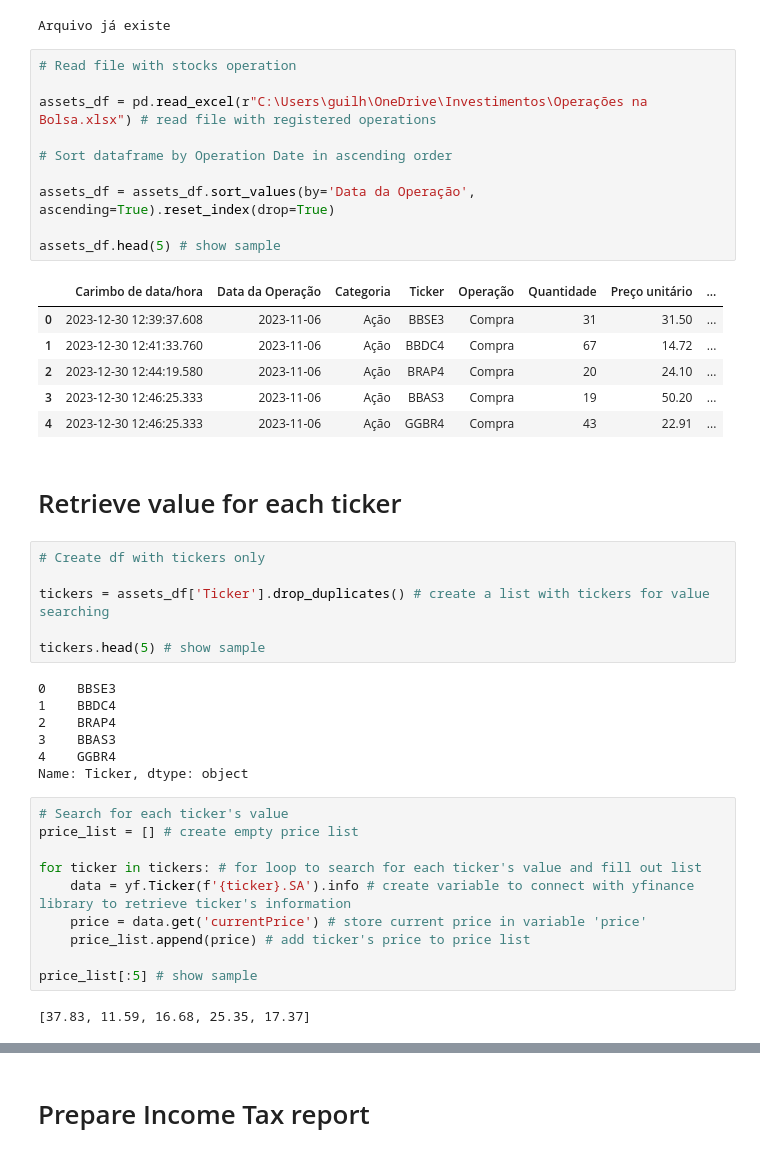
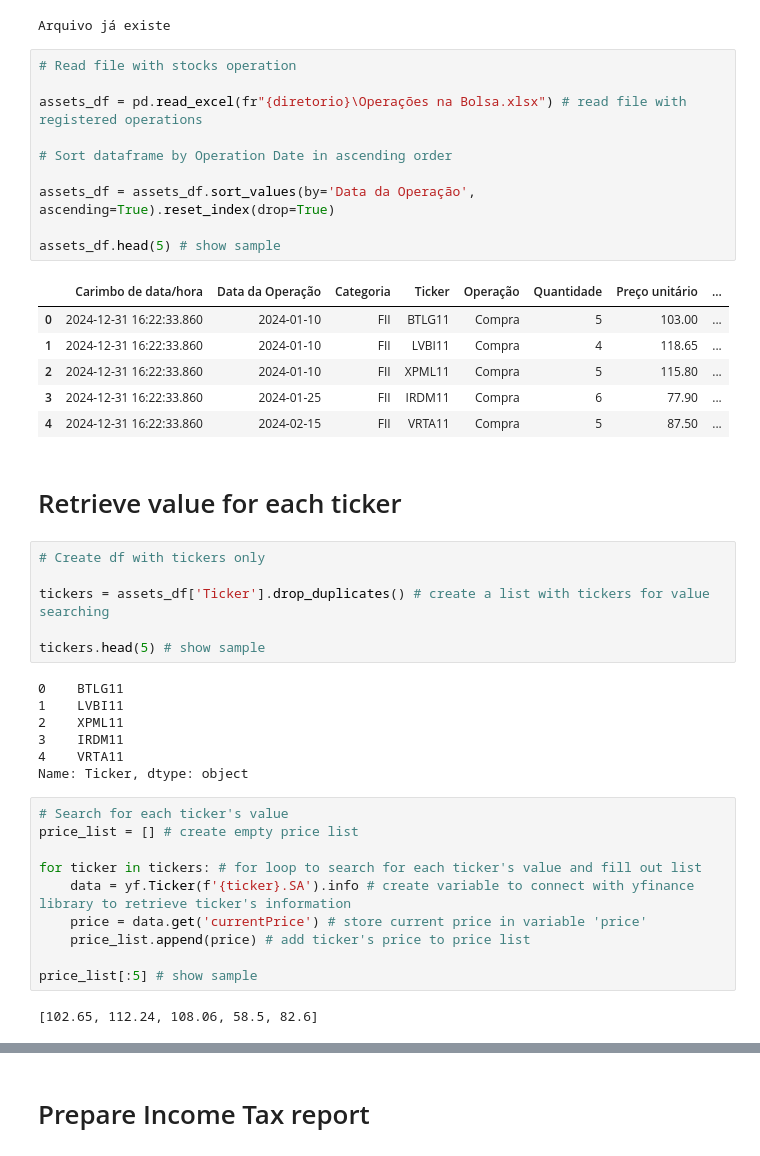
Before and after one commit to guilhermezvalente/investment-management-tool, a Jupyter notebook: excel - F1IOUR - investment-operations-report copy.ipynb, the cells around one changed output, grey strips where cells are left out. Cells and saved outputs as stored; diff of their text form.

Commit message:
update excel workflow

```diff
--- a/F1IOUR - investment-operations-report.ipynb
+++ b/excel - F1IOUR - investment-operations-report copy.ipynb
@@ -44,20 +45,20 @@ Arquivo já existe
 # %%
 # Read file with stocks operation
 
-assets_df = pd.read_excel(r"C:\Users\guilh\OneDrive\Investimentos\Operações na Bolsa.xlsx") # read file with registered operations
+assets_df = pd.read_excel(fr"{diretorio}\Operações na Bolsa.xlsx") # read file with registered operations
 
 # Sort dataframe by Operation Date in ascending order
 
 assets_df = assets_df.sort_values(by='Data da Operação', ascending=True).reset_index(drop=True)
 
 assets_df.head(5) # show sample
 # %% [output]
 |  | Carimbo de data/hora | Data da Operação | Categoria | Ticker | Operação | Quantidade | Preço unitário | ... |
-| 0 | 2023-12-30 12:39:37.608 | 2023-11-06 | Ação | BBSE3 | Compra | 31 | 31.50 | ... |
-| 1 | 2023-12-30 12:41:33.760 | 2023-11-06 | Ação | BBDC4 | Compra | 67 | 14.72 | ... |
-| 2 | 2023-12-30 12:44:19.580 | 2023-11-06 | Ação | BRAP4 | Compra | 20 | 24.10 | ... |
-| 3 | 2023-12-30 12:46:25.333 | 2023-11-06 | Ação | BBAS3 | Compra | 19 | 50.20 | ... |
-| 4 | 2023-12-30 12:46:25.333 | 2023-11-06 | Ação | GGBR4 | Compra | 43 | 22.91 | ... |
+| 0 | 2024-12-31 16:22:33.860 | 2024-01-10 | FII | BTLG11 | Compra | 5 | 103.00 | ... |
+| 1 | 2024-12-31 16:22:33.860 | 2024-01-10 | FII | LVBI11 | Compra | 4 | 118.65 | ... |
+| 2 | 2024-12-31 16:22:33.860 | 2024-01-10 | FII | XPML11 | Compra | 5 | 115.80 | ... |
+| 3 | 2024-12-31 16:22:33.860 | 2024-01-25 | FII | IRDM11 | Compra | 6 | 77.90 | ... |
+| 4 | 2024-12-31 16:22:33.860 | 2024-02-15 | FII | VRTA11 | Compra | 5 | 87.50 | ... |
 # %% [markdown]
 # Retrieve value for each ticker
 # %%
@@ -67,11 +68,11 @@ tickers = assets_df['Ticker'].drop_duplicates() # create a list with tickers for
 
 tickers.head(5) # show sample
 # %% [output]
-0    BBSE3
-1    BBDC4
-2    BRAP4
-3    BBAS3
-4    GGBR4
+0    BTLG11
+1    LVBI11
+2    XPML11
+3    IRDM11
+4    VRTA11
 Name: Ticker, dtype: object
 # %%
 # Search for each ticker's value
@@ -84,7 +85,7 @@ for ticker in tickers: # for loop to search for each ticker's value and fill out
 
 price_list[:5] # show sample
 # %% [output]
-[37.83, 11.59, 16.68, 25.35, 17.37]
+[102.65, 112.24, 108.06, 58.5, 82.6]
 # %%
 # Create df with asset price for later use
 
```
Also changed, not shown: parts of 13 cells of this notebook, 1 other file.
